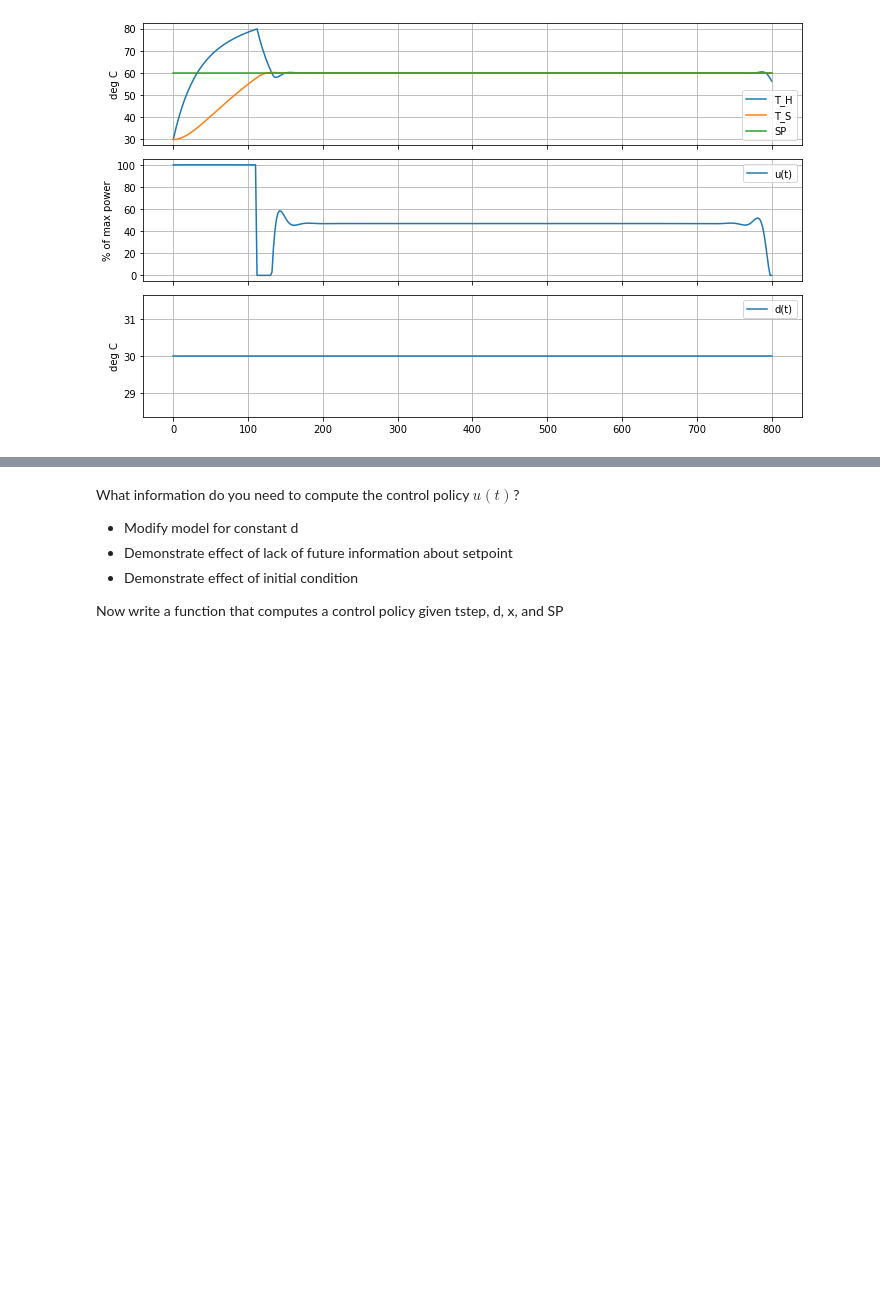
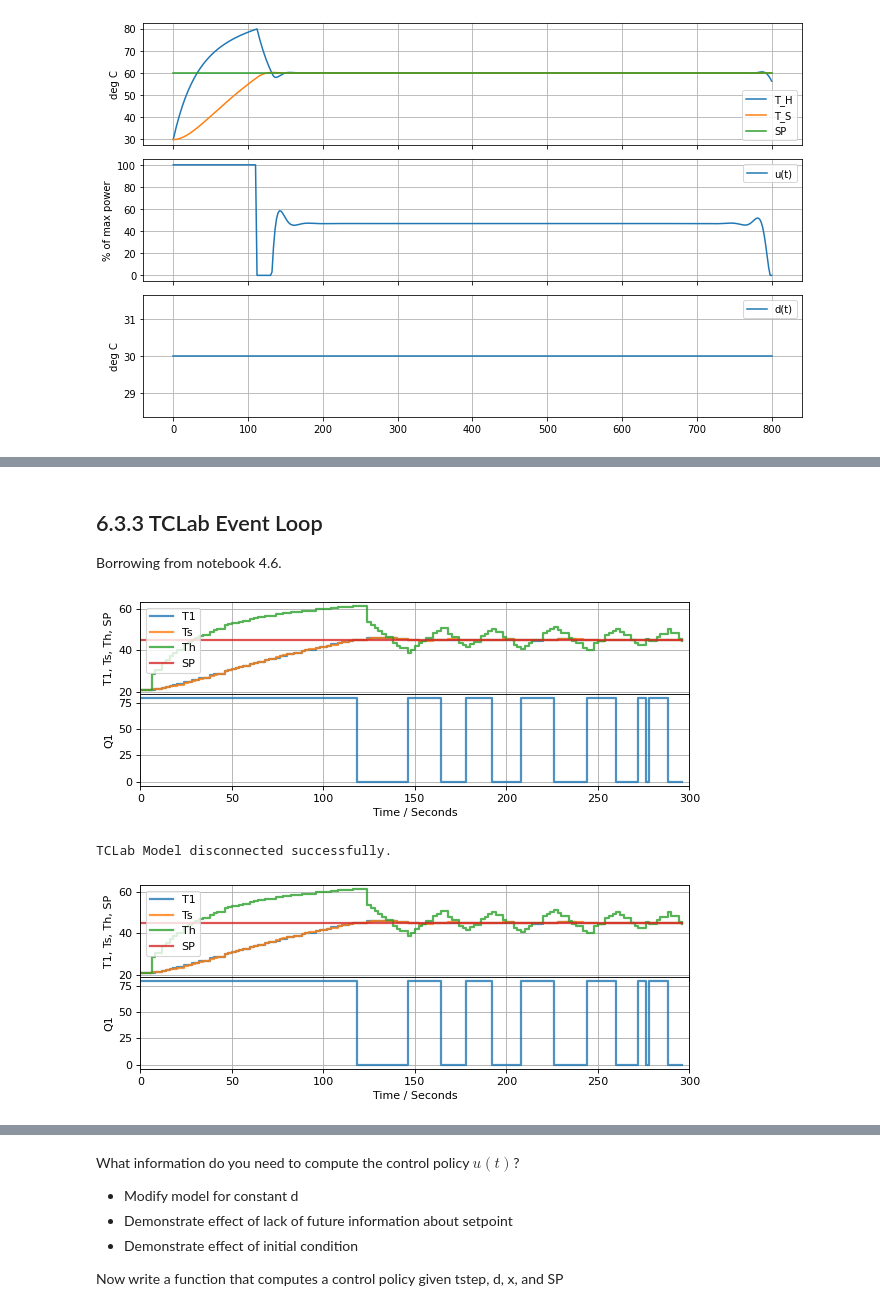
Before and after one commit to jckantor/cbe30338-2021, a Jupyter notebook: docs/06.03-Predictive-Control.ipynb, the cells around one changed output, grey strips where cells are left out. Cells and saved outputs as stored; diff of their text form; code cells hidden in the pictures; blank space fills up the shorter version.

```diff
--- a/docs/06.03-Predictive-Control.ipynb
+++ b/docs/06.03-Predictive-Control.ipynb
@@ -149,0 +155,4 @@ plt.tight_layout()
+# %% [markdown]
+## 6.3.3 TCLab Event Loop
+
+Borrowing from notebook 4.6.
@@ -149,0 +174,46 @@ plt.tight_layout()
+# %%
+def tclab_observer(L, t_now=0, x_hat=[Tamb, Tamb], d_hat=[Tamb]):
+
+    while True:
+        # yield current state, get MV for next period
+        t_next, Q, T_measured = yield x_hat
+
+        # model prediction
+        x_predict = x_hat + (t_next - t_now)*(A@x_hat + Bu@[Q] + Bd@d_hat)
+
+        # measurement correction
+        y = np.array([T_measured])
+        x_hat = x_predict - (t_next - t_now)*np.dot(L, np.dot(C, x_predict) - y)
+        t_now = t_next
+# %%
+t_final = 300
+t_step = 2
+
+# create a controller instance
+controller = relay(0, 80)
+U1 = next(controller)
+
+# create estimator instance
+L = np.array([[0.4], [0.2]])
+observer = tclab_observer(L)
+Th, Ts = next(observer)
+
+# execute the event loop
+TCLab = setup(connected=False, speedup=20)
+with TCLab() as lab:
+    h = Historian([('SP', lambda: SP),
+                   ('T1', lambda: lab.T1),
+                   ('Q1', lab.Q1),
+                   ('Th', lambda: Th),
+                   ('Ts', lambda: Ts)])
+    p = Plotter(h, t_final, layout=[['T1','Ts','Th', 'SP'], ['Q1']])
+    for t in clock(t_final, t_step):
+        T1 = lab.T1
+        Th, Ts = observer.send([t, U1, T1])
+        U1 = controller.send([SP, Ts])
+        lab.Q1(U1)
+        p.update(t)
+# %% [output]
+[figure, added]
+TCLab Model disconnected successfully.
+[figure, added]
```
Also changed, not shown: parts of 8 cells of this notebook, 9 other files.
